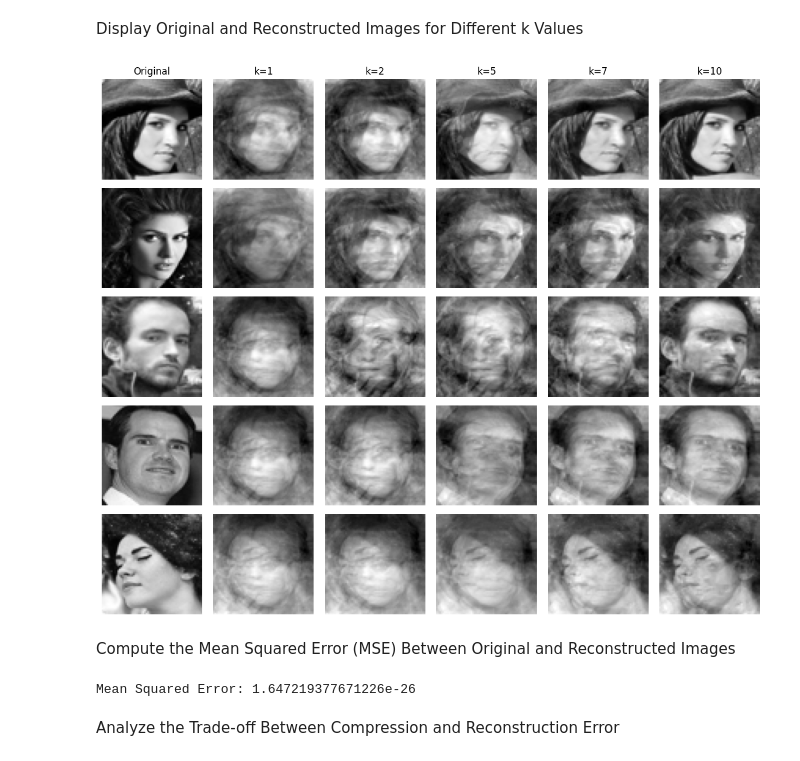
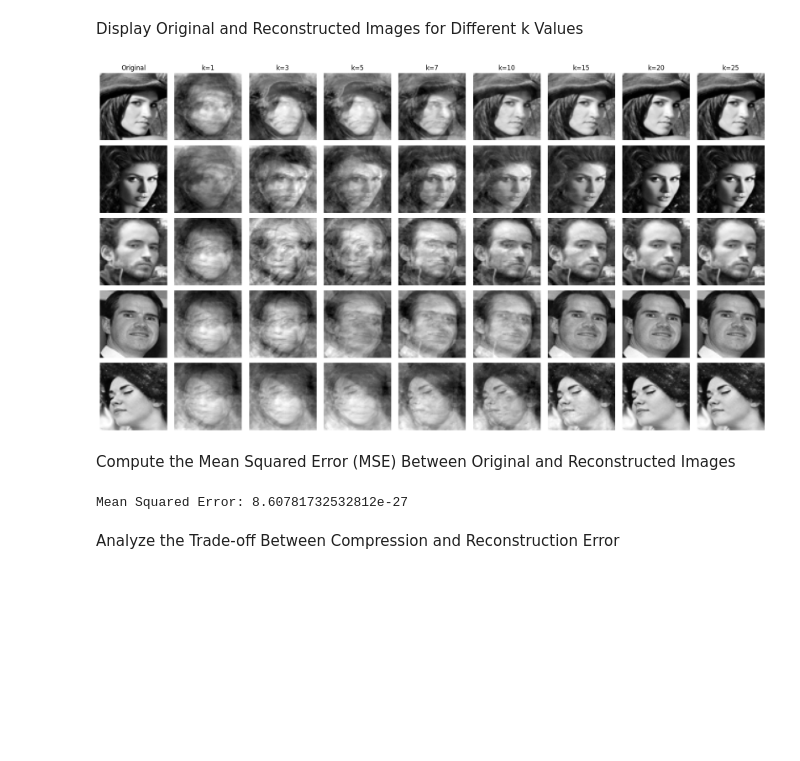
Before and after one commit to MollersThrane/IT3212-assignments, a Jupyter notebook: Assignment 2/tim_test.ipynb, the cells around one changed output. Saved outputs shown, nothing was run; the diff lists cells and outputs as text; code cells hidden in the pictures; blank space fills up the shorter version.

```diff
--- a/Assignment 2/tim_test.ipynb
+++ b/Assignment 2/tim_test.ipynb
@@ -37,6 +37,6 @@ image_paths = [os.path.join(image_dir, fname) for fname in os.listdir(image_dir)
               if fname.lower().endswith(('.png', '.jpg', '.jpeg', '.bmp', '.tiff')) and fname.lower().startswith("cropped_face")]
 
 # Load images and resize them to 64x64 pixels for consistency
-data_matrix, img_shape = load_images(image_paths, image_size=(100, 100))
+data_matrix, img_shape = load_images(image_paths, image_size=(64, 64))
 print(f"Data matrix shape: {data_matrix.shape}")
 # %% [output]
@@ -296,35 +296,35 @@ def display_reconstructions_for_different_k(original, mean, sorted_eigenvectors,
         sorted_eigenvectors (numpy.ndarray): Sorted eigenvectors.
         ks (list): List of k values.
         img_shape (tuple): Shape of each image.
         num_images (int): Number of images to display.
     """
     num_ks = len(ks)
     plt.figure(figsize=(num_ks*2 + 2, num_images*2))
     for i in range(num_images):
         # Display original image
         plt.subplot(num_images, num_ks +1, i*(num_ks +1) +1)
         plt.imshow(original[i].reshape(img_shape), cmap='gray')
         if i ==0:
             plt.title("Original")
         plt.axis('off')
 
         for j, k in enumerate(ks):
             principal_components = sorted_eigenvectors[:, :k]
             projected_data = np.dot(original[i] - mean, principal_components)
             reconstructed = np.dot(projected_data, principal_components.T) + mean
             plt.subplot(num_images, num_ks +1, i*(num_ks +1) + j +2)
             plt.imshow(reconstructed.reshape(img_shape), cmap='gray')
             if i ==0:
                 plt.title(f"k={k}")
             plt.axis('off')
     plt.tight_layout()
     plt.show()
 
 # Example usage:
 display_reconstructions_for_different_k(data_matrix, mean_image, sorted_eigenvectors,
-                                        ks=[1, 2, 5, 7, 10], img_shape=img_shape, num_images=5)
+                                        ks=[1, 3, 5, 7, 10, 15, 20, 25], img_shape=img_shape, num_images=5)
 # %% [output]
-[figure, old version]
+[figure, new version]
 # %% [markdown]
 Compute the Mean Squared Error (MSE) Between Original and Reconstructed Images
 # %%
@@ -346,7 +346,7 @@ def compute_mse(original, reconstructed):
 mse = compute_mse(data_matrix, reconstructed_data)
 print(f"Mean Squared Error: {mse}")
 # %% [output]
-Mean Squared Error: 1.647219377671226e-26
+Mean Squared Error: 8.60781732532812e-27
 # %% [markdown]
 Analyze the Trade-off Between Compression and Reconstruction Error
 # %%
```
Also changed, not shown: parts of 9 cells of this notebook.
